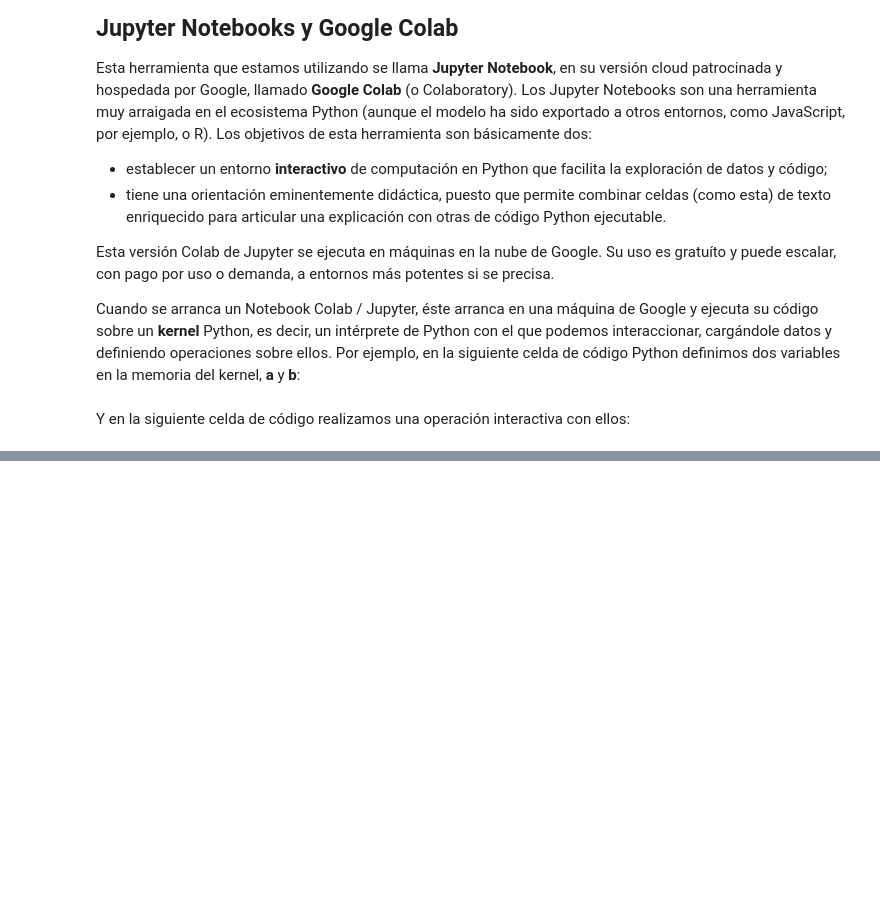
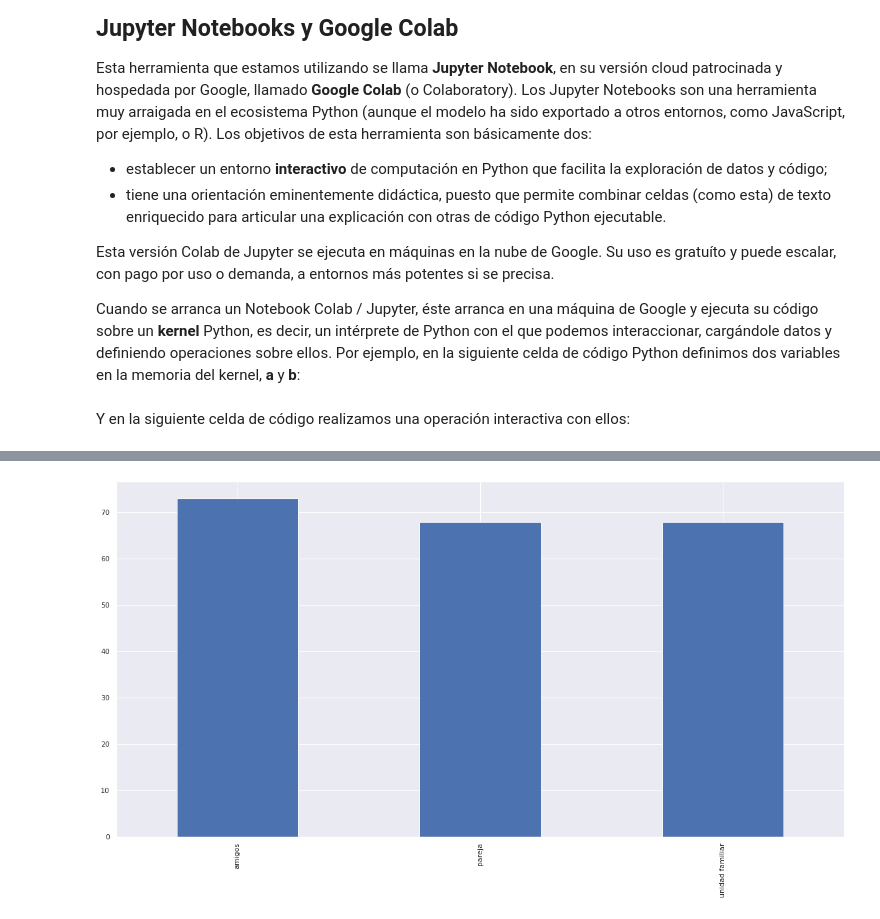
Before and after one commit to malkab/turismo_geo_ml, a Jupyter notebook: notebook.ipynb, the cells around one changed output, grey strips where cells are left out. Saved outputs shown, nothing was run; the diff lists cells and outputs as text; code cells hidden in the pictures; blank space fills up the shorter version.

```diff
--- a/notebook.ipynb
+++ b/notebook.ipynb
@@ -33,0 +127,4 @@ Sin embargo, como el objetivo de la sesión es metodológico y no técnico, evit
+# %%
+turismoml.histogramaDiscretas(encuestas["acompanyantes"])
+# %% [output]
+[figure, added]
```
Also changed, not shown: parts of 34 cells of this notebook, 6 other files.
